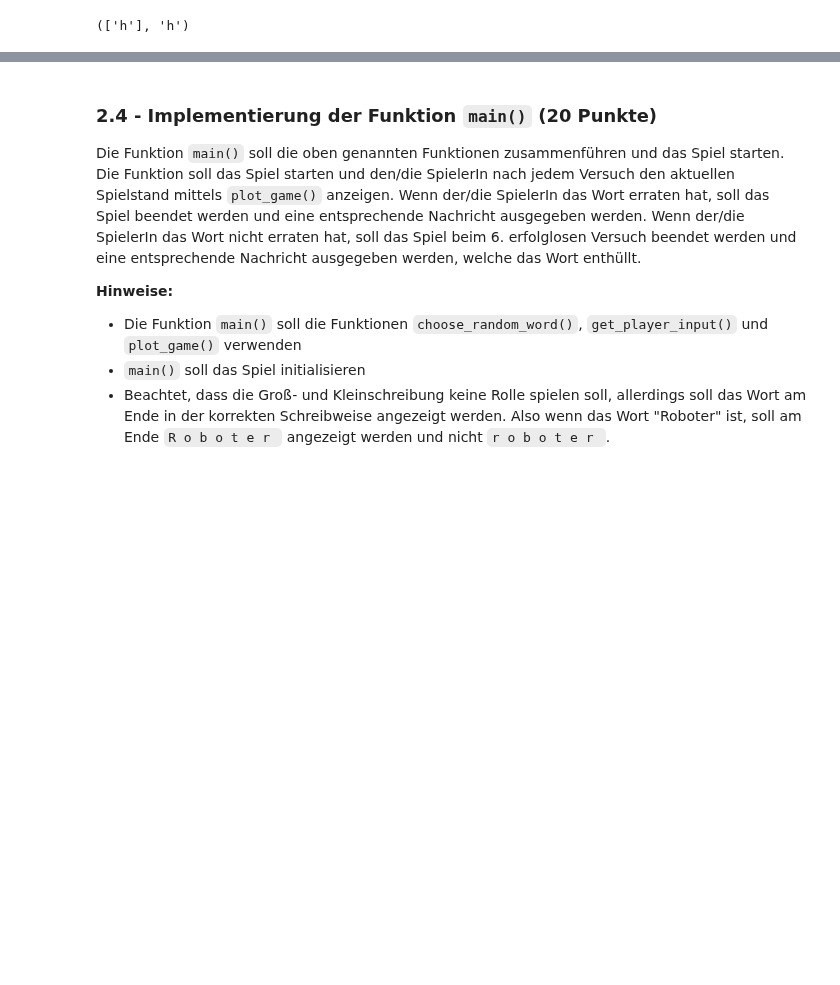
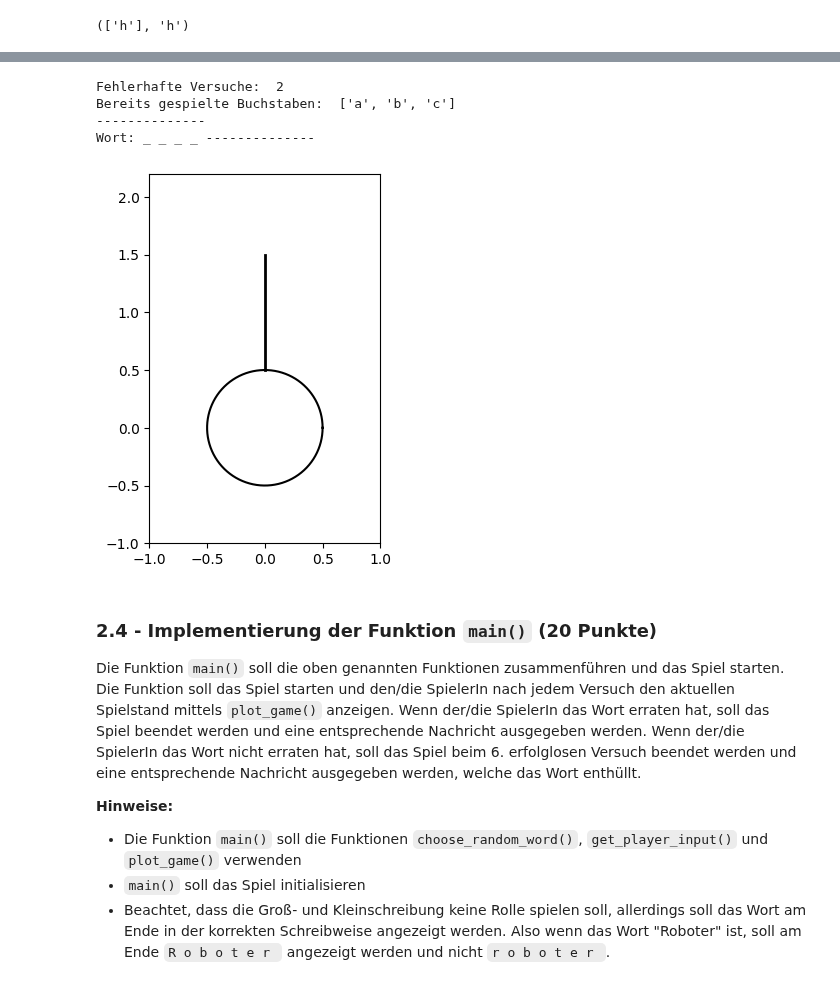
Before and after one commit to martaberdnik/githubtestting, a Jupyter notebook: hausaufgabe1.ipynb, the cells around one changed output, grey strips where cells are left out. Saved outputs shown, nothing was run; the diff lists cells and outputs as text; code cells hidden in the pictures; blank space fills up the shorter version.

```diff
--- a/hausaufgabe1.ipynb
+++ b/hausaufgabe1.ipynb
@@ -316,33 +312,40 @@ def plot_game(word, played_letters, wrong_attempts):
     theta = np.linspace(0, 2 * np.pi, 100)
     x_circle = 0.5 * np.cos(theta)
     y_circle = 0.5 * np.sin(theta)
 
     if wrong_attempts >= 6:
         ax.fill(x_circle, y_circle, color='red')
     else:
         ax.plot(x_circle, y_circle, color='black')
 
     start_y = 0.5
 
     current_fuse_height = start_y + max(0, (6 - wrong_attempts) * 0.25)
 
     if wrong_attempts < 6:
         ax.plot([0, 0], [start_y, current_fuse_height], color='black', linewidth=2)
 
 
     ax.set_xlim(-1.0, 1.0)
     ax.set_ylim(-1.0, 2.2)
     ax.set_aspect('equal') # Wichtig, damit der Kreis rund bleibt!
 
     plt.show()
 
+plot_game(choose_random_word(words), played_letters = ['a', 'b', 'c'], wrong_attempts=2)
 
     # - Hier sollt ihr ein Bild mittels matplotlib erstellen, welches die Anzahl der falschen Versuche visualisiert
     # - In dem Bild soll eine Bombe gezeichnet werden (ein Kreis) und eine kürzer werdende Zündschnur, je mehr falsche Versuche gemacht wurden
     # - falls der 6. falsche Versuch gemacht wurde, soll die Bombe explodieren (z.B. durch Füllen des Kreises mit einer anderen Farbe)
     # - Hinweise:
     #   - Überlegt euch wie ihr einen Kreis zeichnen könnt (Tipp: nutzt np.cos(), np.sin() und np.linspace()) -> ihr dürft NICHT plt.Circle() verwenden
     #   - Ihr könnt die Achsenlänge des Plots mit ax.set_xlim() und ax.set_ylim() festlegen, sodass der Kreis nicht verzerrt wird
+# %% [output]
+Fehlerhafte Versuche:  2
+Bereits gespielte Buchstaben:  ['a', 'b', 'c']
+--------------
+Wort: _ _ _ _ --------------
+[figure, added]
 # %% [markdown]
 ### 2.4 - Implementierung der Funktion ``main()`` (20 Punkte)
 
```
Also changed, not shown: parts of 1 cell of this notebook.
